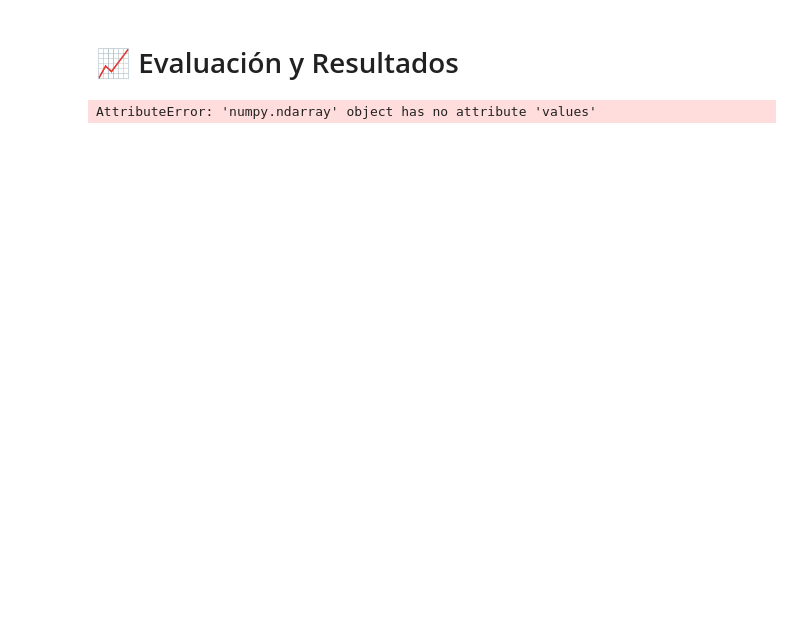
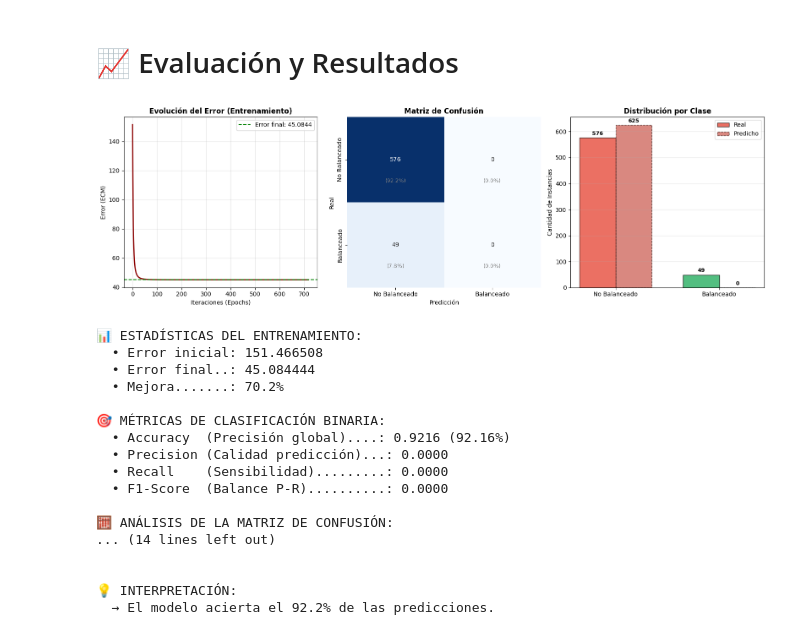
Before and after one commit to RNA-UNIV/rna, a Jupyter notebook: demos/DemoNeuronaGradiente.ipynb, the cells around one changed output. Cells and saved outputs as stored; diff of their text form; code cells hidden in the pictures; blank space fills up the shorter version.

```diff
--- a/demos/DemoNeuronaGradiente.ipynb
+++ b/demos/DemoNeuronaGradiente.ipynb
@@ -167,7 +164,7 @@ from sklearn.metrics import (confusion_matrix, classification_report,
 
 y_pred_raw = modelo.predict(X_scaled)
 y_pred = y_pred_raw  # Ya viene como 0 o 1 desde predict()
-y_true = y_data.values
+y_true = y_data
 
 
 # Definir las clases y sus nombres para los gráficos
@@ -239,31 +236,48 @@ recall = recall_score(y_true, y_pred, zero_division=0)
 f1 = f1_score(y_true, y_pred, zero_division=0)
 
 print("\n📊 ESTADÍSTICAS DEL ENTRENAMIENTO:")
 if hasattr(modelo, 'errors_') and len(modelo.errors_) > 0:
     print(f"  • Error inicial: {modelo.errors_[0]:.6f}")
     print(f"  • Error final..: {modelo.errors_[-1]:.6f}")
     print(f"  • Mejora.......: {((modelo.errors_[0] - modelo.errors_[-1]) / modelo.errors_[0])*100:.1f}%")
 
 print("\n🎯 MÉTRICAS DE CLASIFICACIÓN BINARIA:")
 print(f"  • Accuracy  (Precisión global)....: {accuracy:.4f} ({accuracy*100:.2f}%)")
 print(f"  • Precision (Calidad predicción)...: {precision:.4f}")
 print(f"  • Recall    (Sensibilidad).........: {recall:.4f}")
 print(f"  • F1-Score  (Balance P-R)..........: {f1:.4f}")
 
 print("\n🧮 ANÁLISIS DE LA MATRIZ DE CONFUSIÓN:")
 print(f"  • Verdaderos Negativos  (correctamente NO balanceados): {cm[0,0]}")
 print(f"  • Falsos Positivos      (predichos como balanceados pero NO lo son): {cm[0,1]}")
 print(f"  • Falsos Negativos      (predichos como NO balanceados pero SÍ lo son): {cm[1,0]}")
 print(f"  • Verdaderos Positivos  (correctamente balanceados): {cm[1,1]}")
 
 print("\n📋 REPORTE DE CLASIFICACIÓN:")
 print(classification_report(y_true, y_pred, target_names=class_names, zero_division=0))
 
 print("\n💡 INTERPRETACIÓN:")
 print(f"  → El modelo acierta el {accuracy*100:.1f}% de las predicciones.")
 if precision > 0:
     print(f"  → De todos los que predijo como 'Balanceado', el {precision*100:.1f}% realmente lo estaba.")
 if recall > 0:
     print(f"  → De todos los que realmente estaban 'Balanceados', el modelo detectó al {recall*100:.1f}%.")
 # %% [output]
+[figure, added]
-AttributeError: 'numpy.ndarray' object has no attribute 'values'
+📊 ESTADÍSTICAS DEL ENTRENAMIENTO:
+  • Error inicial: 151.466508
+  • Error final..: 45.084444
+  • Mejora.......: 70.2%
+
+🎯 MÉTRICAS DE CLASIFICACIÓN BINARIA:
+  • Accuracy  (Precisión global)....: 0.9216 (92.16%)
+  • Precision (Calidad predicción)...: 0.0000
+  • Recall    (Sensibilidad).........: 0.0000
+  • F1-Score  (Balance P-R)..........: 0.0000
+
+🧮 ANÁLISIS DE LA MATRIZ DE CONFUSIÓN:
+... (14 lines left out)
+
+
+💡 INTERPRETACIÓN:
+  → El modelo acierta el 92.2% de las predicciones.
```
Also changed, not shown: parts of 3 cells of this notebook, 5 other files.
